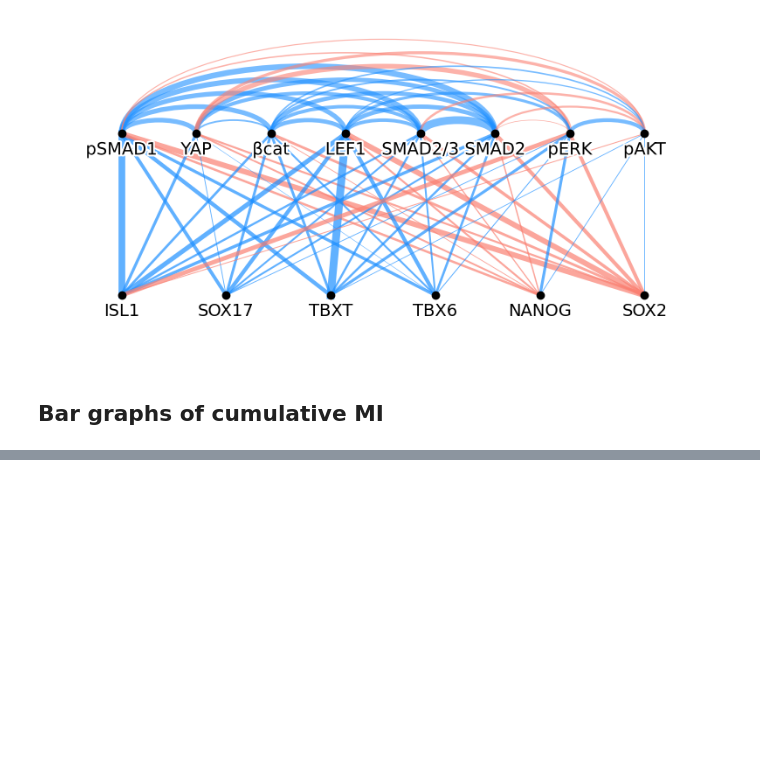
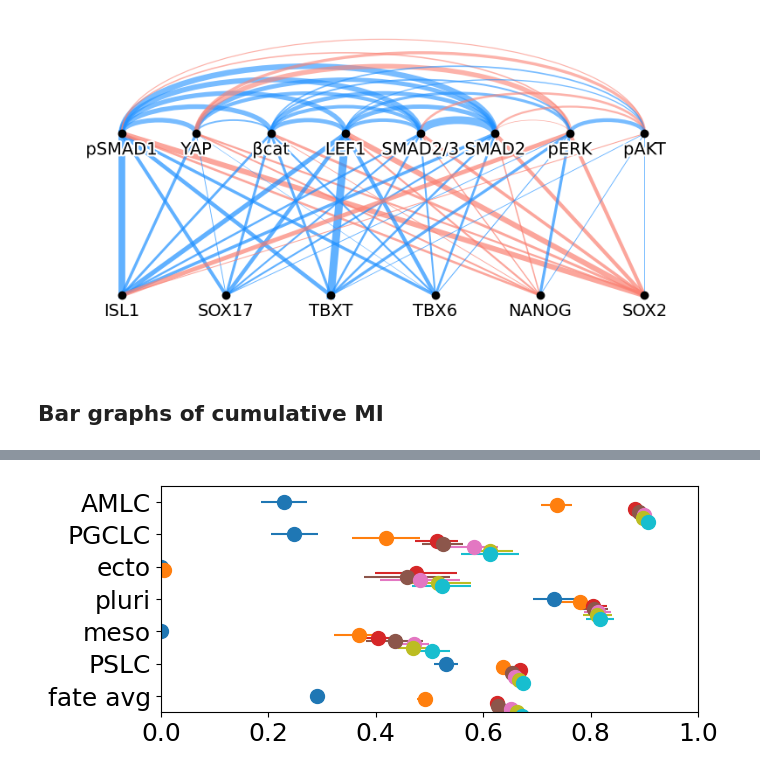
Before and after one commit to idse/signaldecoding, a Jupyter notebook: fig3n.ipynb, the cells around one changed output, grey strips where cells are left out. Saved outputs shown, nothing was run; the diff lists cells and outputs as text; code cells hidden in the pictures; blank space fills up the shorter version.

```diff
--- a/fig3n.ipynb
+++ b/fig3n.ipynb
@@ -611,0 +832,40 @@ MI_dec_std = pd.concat(list(MI_dec.values())).groupby(level=0).std()
+# %%
+# plot fate f1 and accuracy for Nhid=24, Nlay=2, for different input signals
+
+cond = 'B50'
+labels = markers + ['marker_avg']
+otherlabels = [l for l in performances[cond].index if l not in labels]
+otherlabels = otherlabels[1:] + [otherlabels[0]]
+
+labeldict = {'fate': otherlabels}
+
+for prefix, labels in labeldict.items():
+
+    fig, ax = plt.subplots(figsize=(7, 0.3*len(labels) + 0.8))
+    fs = 18
+    ms = 10
+
+    for score in ['f1']: #,'acc'
+
+        for ct, k in enumerate(pred_subs.keys(), start=1):
+
+            c = colors[ct-1]
+            offset = (ct-1)*0.1
+
+            means = performances[cond].loc[labels, str(k)+'-'+score+'-avg']
+            stds = performances[cond].loc[labels, str(k)+'-'+score+'-std']
+            ax.errorbar(means, [i + offset for i in range(len(labels))], xerr=stds, fmt='o', color=c, ms=ms)
+
+    labels_tick = labels.copy()
+    labels_tick[-1] = prefix + ' avg'
+    ax.set_xticks([0,0.2,0.4,0.6,0.8,1])
+    ax.set_yticks(range(len(labels)), labels_tick)  # Set y-ticks to gene names
+    ax.tick_params(axis='both', labelsize=fs)
+
+    ax.set_ylim([-0.5, len(labels) -0.5])
+    ax.set_xlim([0, xlim])
+    plt.gca().invert_yaxis()
+    plt.tight_layout()
+    plt.savefig(dataDir + '/'+prefix+score+'_VIB32-2-2_' + str(seti) + '.png')
+# %% [output]
+[figure, added]
```
Also changed, not shown: parts of 16 cells of this notebook.
